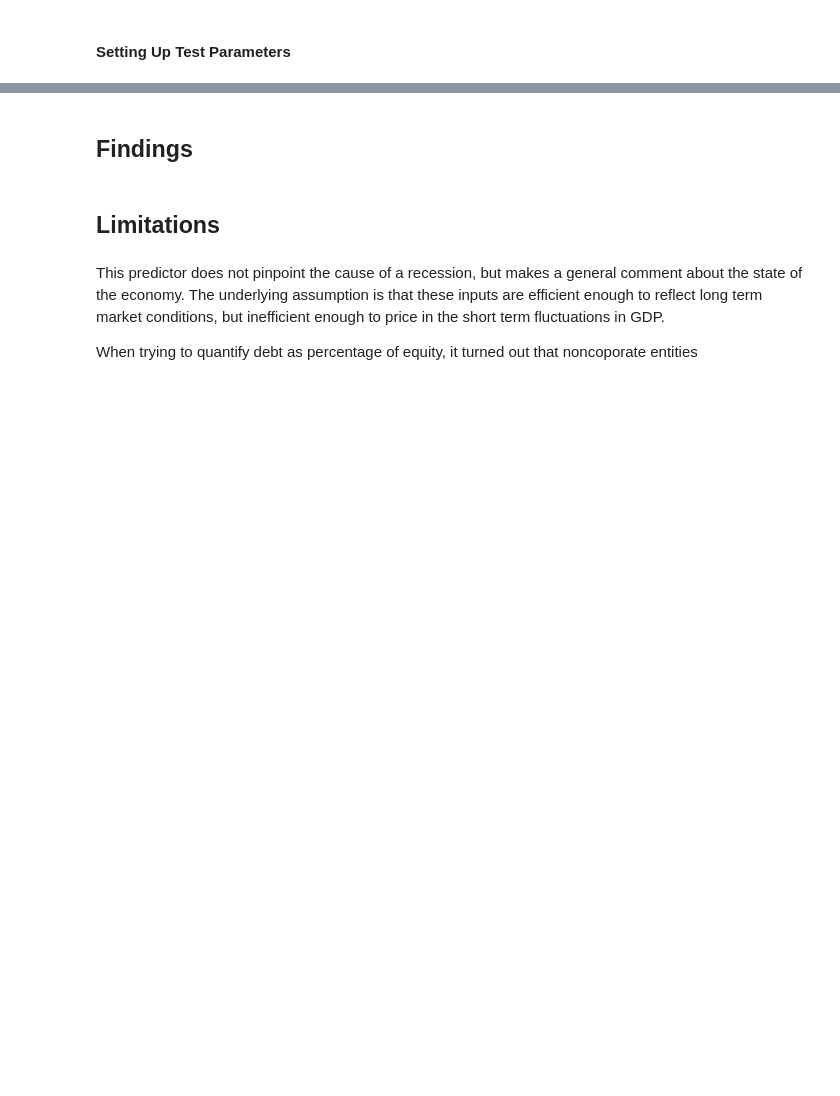
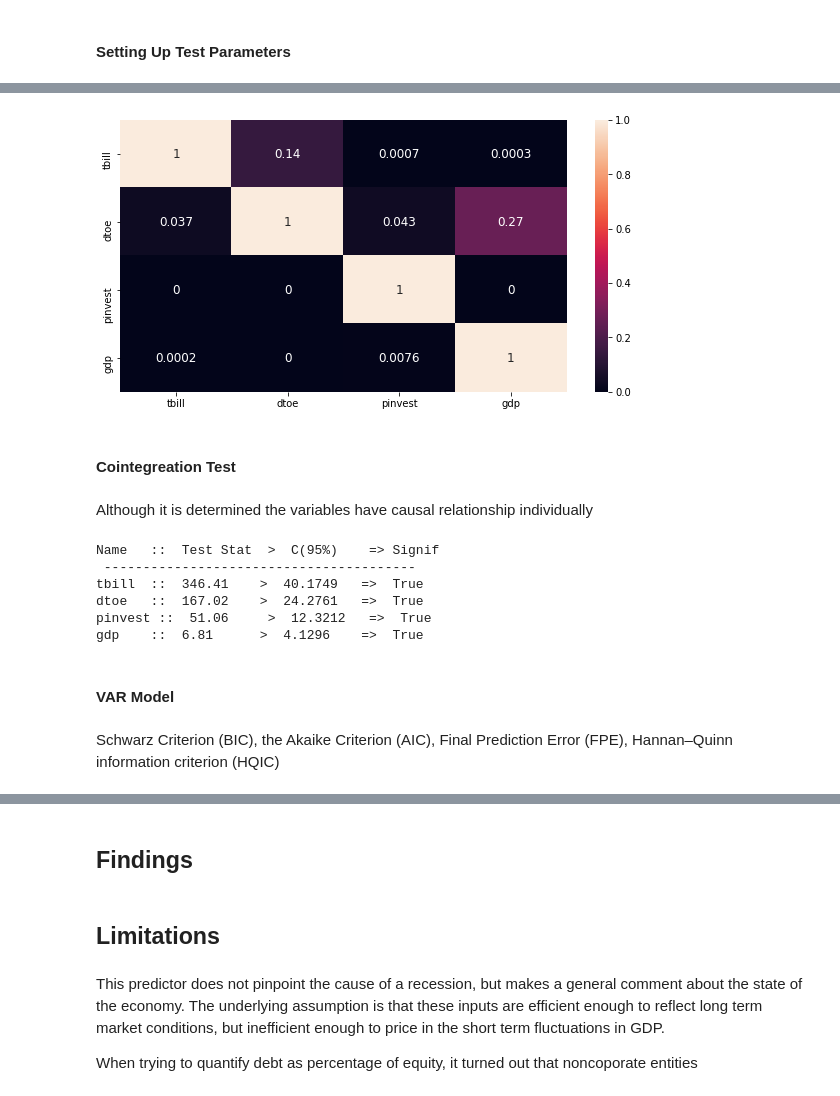
Before and after one commit to jiajunyuan/python-recession-forecaster, a Jupyter notebook: recession_predictor.ipynb, the cells around one changed output, grey strips where cells are left out. Cells and saved outputs as stored; diff of their text form; code cells hidden in the pictures; blank space fills up the shorter version.

```diff
--- a/recession_predictor.ipynb
+++ b/recession_predictor.ipynb
@@ -396,6 +399,0 @@ x_train_24, x_test_24 = data_trans[0:-24], data_trans[-24:]
-# %%
-def grangerstest:
-    x_train = pd.DataFrame(np.zeroes(len(var), len(var))), columns=var, index=var)
-    for c in data_trans.columns:
-        for r in x_train.index:
-            res =
@@ -411,0 +400,17 @@ def grangerstest:
+# %%
+maxlag = 6
+test = 'ssr_chi2test'
+def grangerstest(data, variables, test='ssr_chi2test', verbose=False):
+    x_train = pd.DataFrame(np.zeros((len(variables), len(variables))), columns=variables, index=variables)
+    for c in data_trans.columns:
+        for r in x_train.index:
+            res = grangercausalitytests(data[[r, c]], maxlag=maxlag, verbose=False)
+            p_values = [round(res[i+1][0][test][1],4) for i in range(maxlag)]
+            if verbose: print(f'Y = {r}, X={c}, P Values = {p_values}')
+            min_p_value = np.min(p_values)
+            x_train.loc[r, c] = min_p_value
+    x_train.columns = [var + '_x' for var in variables]
+    x_train.index = [var + '_y' for var in variables]
+    return x_train
+
+gct = grangerstest(x_train_6, variables=x_train_6.columns)
@@ -411,0 +423,36 @@ def grangerstest:
+# %%
+plt.figure(figsize = (10,5))
+ax = sb.heatmap(gct, xticklabels=x_train_6.columns.values, yticklabels=data.columns.values, annot=True, annot_kws={'size':12})
+bottom, top = ax.get_ylim()
+ax.set_ylim(bottom + 0.5, top - 0.5)
+plt.show()
+# %% [output]
+[figure, added]
+# %% [markdown]
+#### Cointegreation Test
+# %% [markdown]
+Although it is determined the variables have causal relationship individually
+# %%
+def cointegration_test(train_data, alpha=0.05):
+    out = coint_johansen(x_train_6, -1, 5)
+    d = {'0.90':0, '0.95':1, '0.99':2}
+    traces = out.lr1
+    cvts = out.cvt[:, d[str(1-alpha)]]
+    def adjust(val, length=6): return str(val).ljust(length)
+
+    print('Name   ::  Test Stat  >  C(95%)    => Signif  \n', '--'*20)
+    for col, trace, cvt in zip(x_train_6.columns, traces, cvts):
+        print(adjust(col), ':: ', adjust(round(trace, 2), 9), '> ', adjust(cvt, 8), ' => ', trace > cvt)
+
+cointegration_test(x_train_6)
+# %% [output]
+Name   ::  Test Stat  >  C(95%)    => Signif
+ ----------------------------------------
+tbill  ::  346.41    >  40.1749   =>  True
+dtoe   ::  167.02    >  24.2761   =>  True
+pinvest ::  51.06     >  12.3212   =>  True
+gdp    ::  6.81      >  4.1296    =>  True
+# %% [markdown]
+#### VAR Model
+# %% [markdown]
+Schwarz Criterion (BIC), the Akaike Criterion (AIC), Final Prediction Error (FPE), Hannan–Quinn information criterion (HQIC)
```
Also changed, not shown: parts of 21 cells of this notebook.
